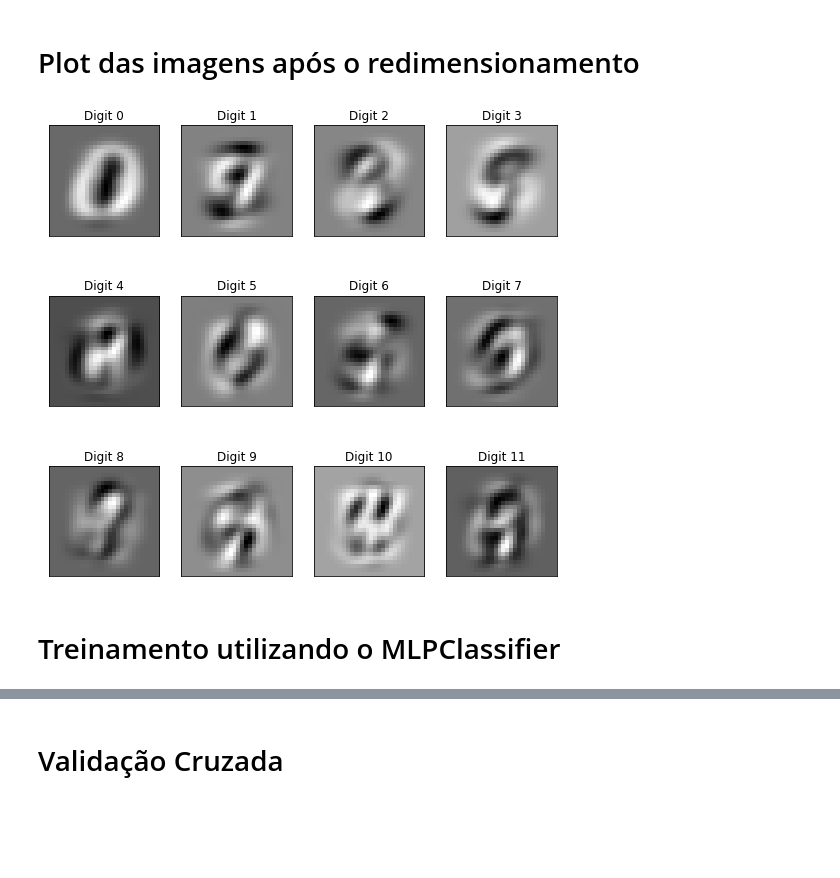
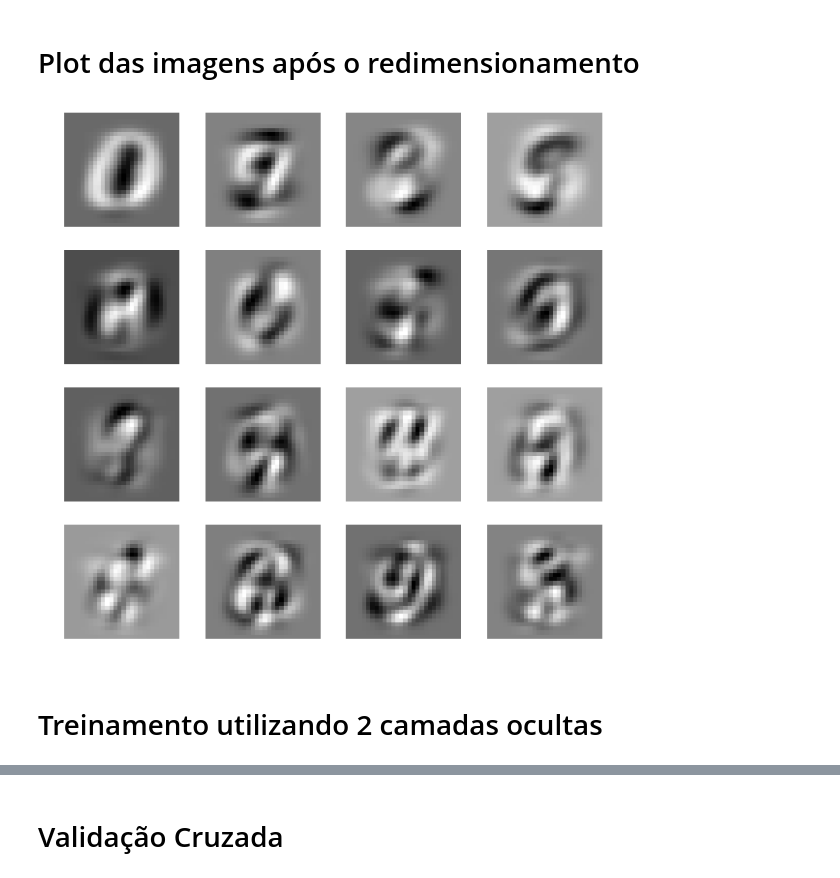
Before and after one commit to nlp-pucrs/ia-ec-2017-2-tp3, a Jupyter notebook: Diego_Gabrielle.ipynb, the cells around one changed output, grey strips where cells are left out. Saved outputs shown, nothing was run; the diff lists cells and outputs as text; code cells hidden in the pictures; blank space fills up the shorter version.

```diff
--- a/Diego_Gabrielle.ipynb
+++ b/Diego_Gabrielle.ipynb
@@ -42,7 +42,7 @@ mnist = fetch_mldata("MNIST original")
 # %% [raw]
 Utilização do PCA para o redimensionamento das imagens
 # %%
-X_train, X_test, y_train, y_test = train_test_split(mnist.data / 255., mnist.target, test_size=0.20)
+X_train, X_test, y_train, y_test = train_test_split(mnist.data / 255., mnist.target, test_size=0.25)
 print('Utilizamos %d amostras para treinamento e %d amostras para teste' % (len(X_train), len(X_test)))
 
 n_samples = mnist.data.shape[0]
@@ -81,13 +81,17 @@ plt.show()
 # %%
 pcanumber_titles= []
 for i in range(mnist.data.shape[0]):
-    pcanumber_titles.append("Digit "+str(i))
+    pcanumber_titles.append(" ")
 
-plot_gallery(pca_numbers, pcanumber_titles, 28, 28)
-
+plt.figure(figsize=(10,10))
+y, x = 4,4
+for i in range(0,(y*x)):
+    plt.subplot(y, x, i+1)
+    plt.axis("off")
+    show_image(pca_numbers[i],(28,28), pcanumber_titles[i], cmp="gray")
 plt.show()
 # %% [output]
-[figure, old version]
+[figure, new version]
 # %% [markdown]
-# Treinamento utilizando o MLPClassifier
+# Treinamento utilizando 2 camadas ocultas
 # %%
```
Also changed, not shown: parts of 40 cells of this notebook.
